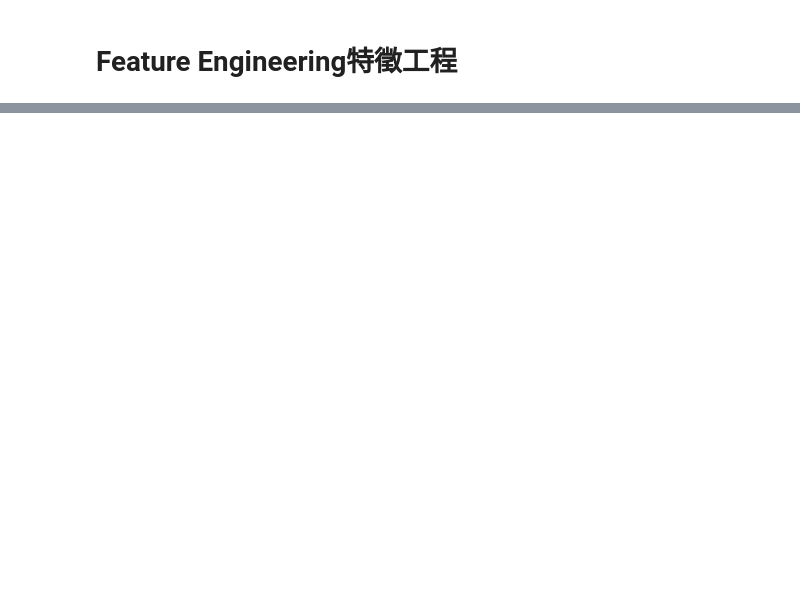
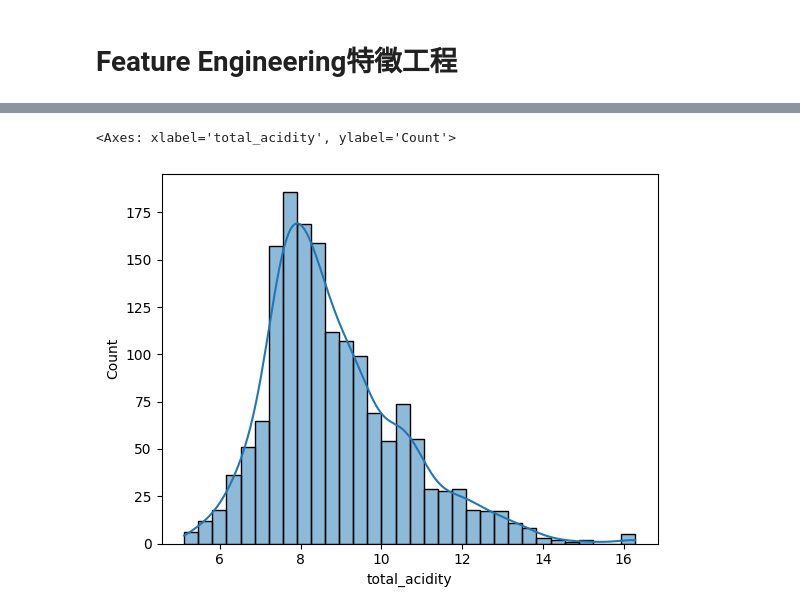
Before and after one commit to Shenghao27/Prediction-of-quality-of-Wine, a Jupyter notebook: 專題實作_06_紅酒品質預測.ipynb, the cells around one changed output, grey strips where cells are left out. Drawn from its saved outputs; the diff is of its cells as text; code cells hidden in the pictures; blank space fills up the shorter version.

```diff
--- a/專題實作_06_紅酒品質預測.ipynb
+++ b/專題實作_06_紅酒品質預測.ipynb
@@ -309,0 +331,8 @@ print(rfc_eval)
+# %%
+#總酸（Total Acidity）
+#固定酸與揮發酸的總和。代表酸的整體強度。
+df['total_acidity'] = df['fixed_acidity'] + df['volatile_acidity']
+sns.histplot(data=df, x='total_acidity', kde=True)
+# %% [output]
+<Axes: xlabel='total_acidity', ylabel='Count'>
+[figure, added]
```
Also changed, not shown: parts of 30 cells of this notebook.
